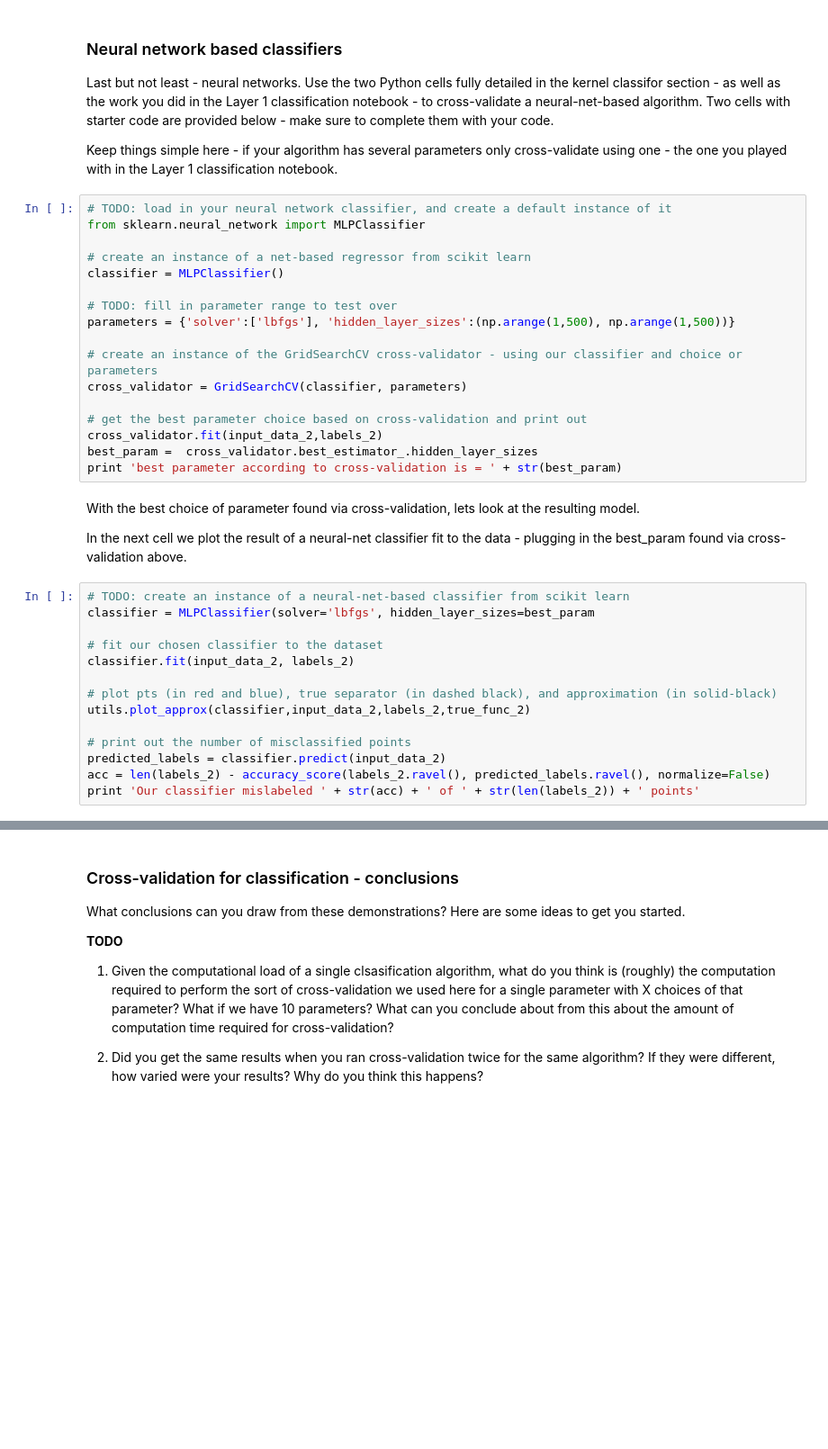
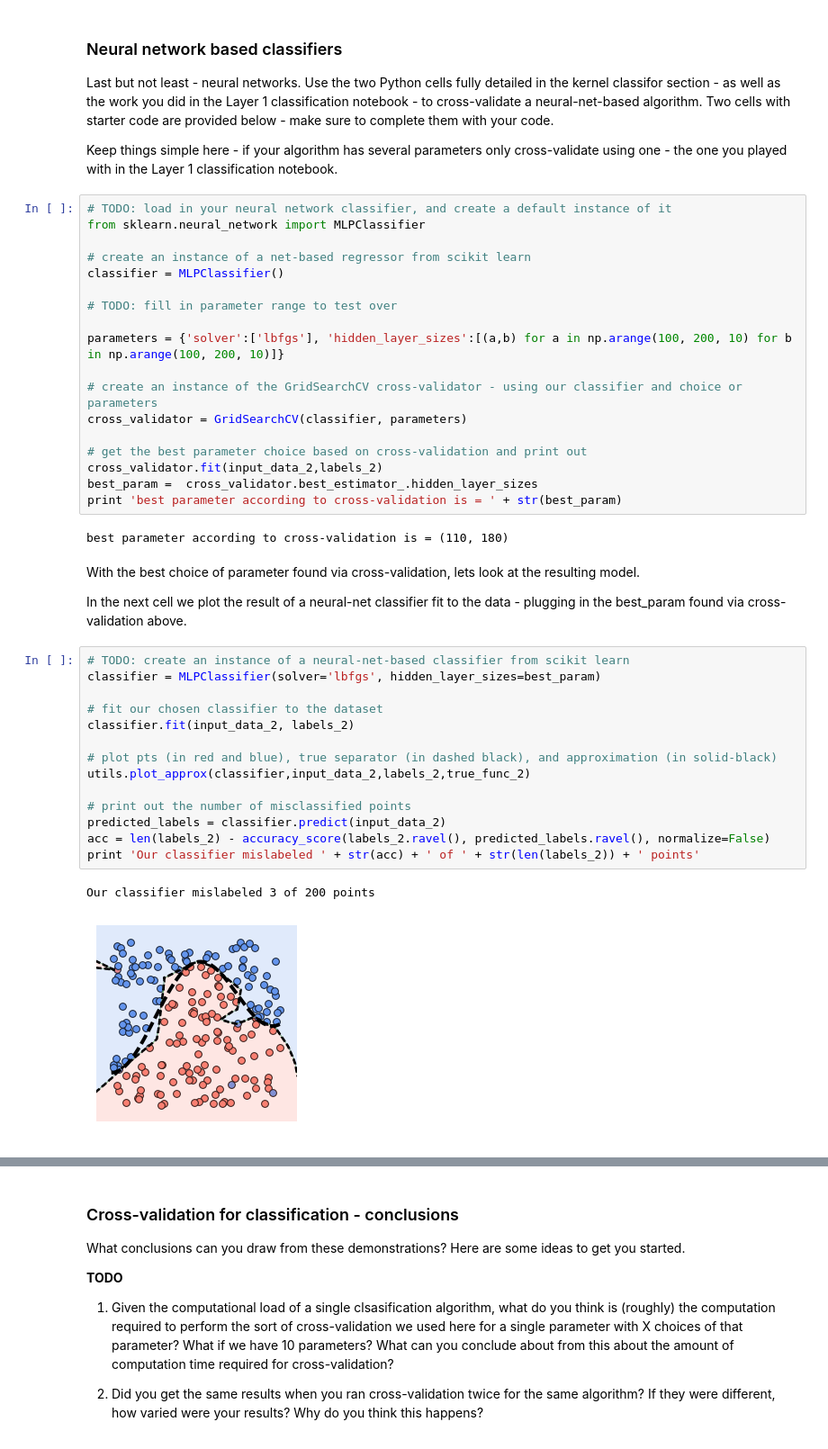
Before and after one commit to Alextnelson/MLDraftMaterial, a Jupyter notebook: metis_cross_validation_level_1.ipynb, the cells around one changed output, grey strips where cells are left out. Shown at 90% size. Saved outputs shown, nothing was run; the diff lists cells and outputs as text; blank space fills up the shorter version.

Commit message:
Add new notebook and images

```diff
--- a/metis_cross_validation_level_1.ipynb
+++ b/metis_cross_validation_level_1.ipynb
@@ -385,7 +403,8 @@ from sklearn.neural_network import MLPClassifier
 classifier = MLPClassifier()
 
 # TODO: fill in parameter range to test over
-parameters = {'solver':['lbfgs'], 'hidden_layer_sizes':(np.arange(1,500), np.arange(1,500))}
+
+parameters = {'solver':['lbfgs'], 'hidden_layer_sizes':[(a,b) for a in np.arange(100, 200, 10) for b in np.arange(100, 200, 10)]}
 
 # create an instance of the GridSearchCV cross-validator - using our classifier and choice or parameters
 cross_validator = GridSearchCV(classifier, parameters)
@@ -394,24 +413,29 @@ cross_validator = GridSearchCV(classifier, parameters)
 cross_validator.fit(input_data_2,labels_2)
 best_param =  cross_validator.best_estimator_.hidden_layer_sizes
 print 'best parameter according to cross-validation is = ' + str(best_param)
+# %% [output]
+best parameter according to cross-validation is = (110, 180)
 # %% [markdown]
 With the best choice of parameter found via cross-validation, lets look at the resulting model.
 
 In the next cell we plot the result of a neural-net classifier fit to the data - plugging in the best_param found via cross-validation above.
 # %%
 # TODO: create an instance of a neural-net-based classifier from scikit learn
-classifier = MLPClassifier(solver='lbfgs', hidden_layer_sizes=best_param
+classifier = MLPClassifier(solver='lbfgs', hidden_layer_sizes=best_param)
 
 # fit our chosen classifier to the dataset
 classifier.fit(input_data_2, labels_2)
 
 # plot pts (in red and blue), true separator (in dashed black), and approximation (in solid-black)
 utils.plot_approx(classifier,input_data_2,labels_2,true_func_2)
 
 # print out the number of misclassified points
 predicted_labels = classifier.predict(input_data_2)
 acc = len(labels_2) - accuracy_score(labels_2.ravel(), predicted_labels.ravel(), normalize=False)
 print 'Our classifier mislabeled ' + str(acc) + ' of ' + str(len(labels_2)) + ' points'
+# %% [output]
+Our classifier mislabeled 3 of 200 points
+[figure, added]
 # %% [markdown]
 TODO: After running the two Python cells above answer following questions.
 
```
Also changed, not shown: parts of 6 cells of this notebook, 4 other files.
